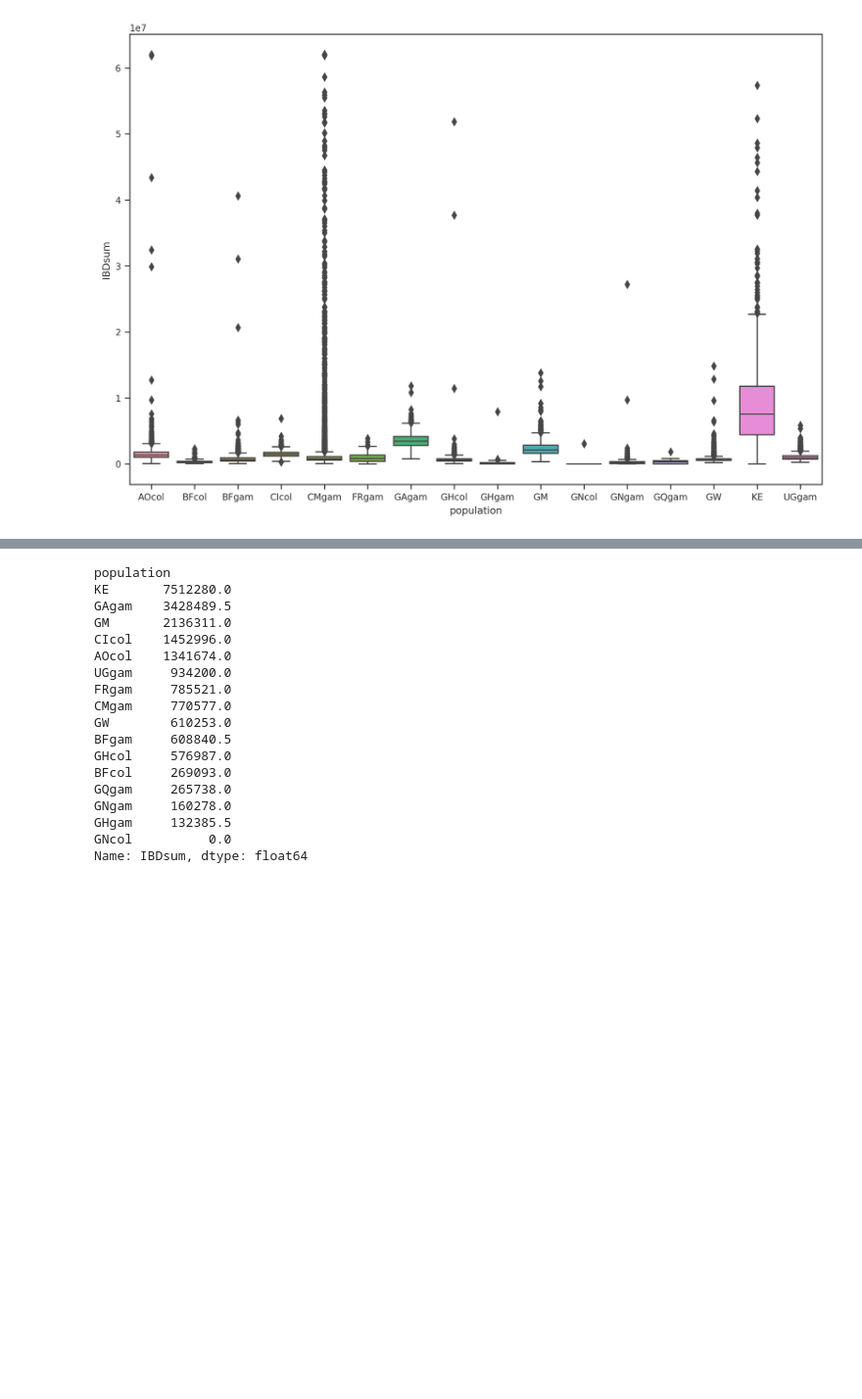
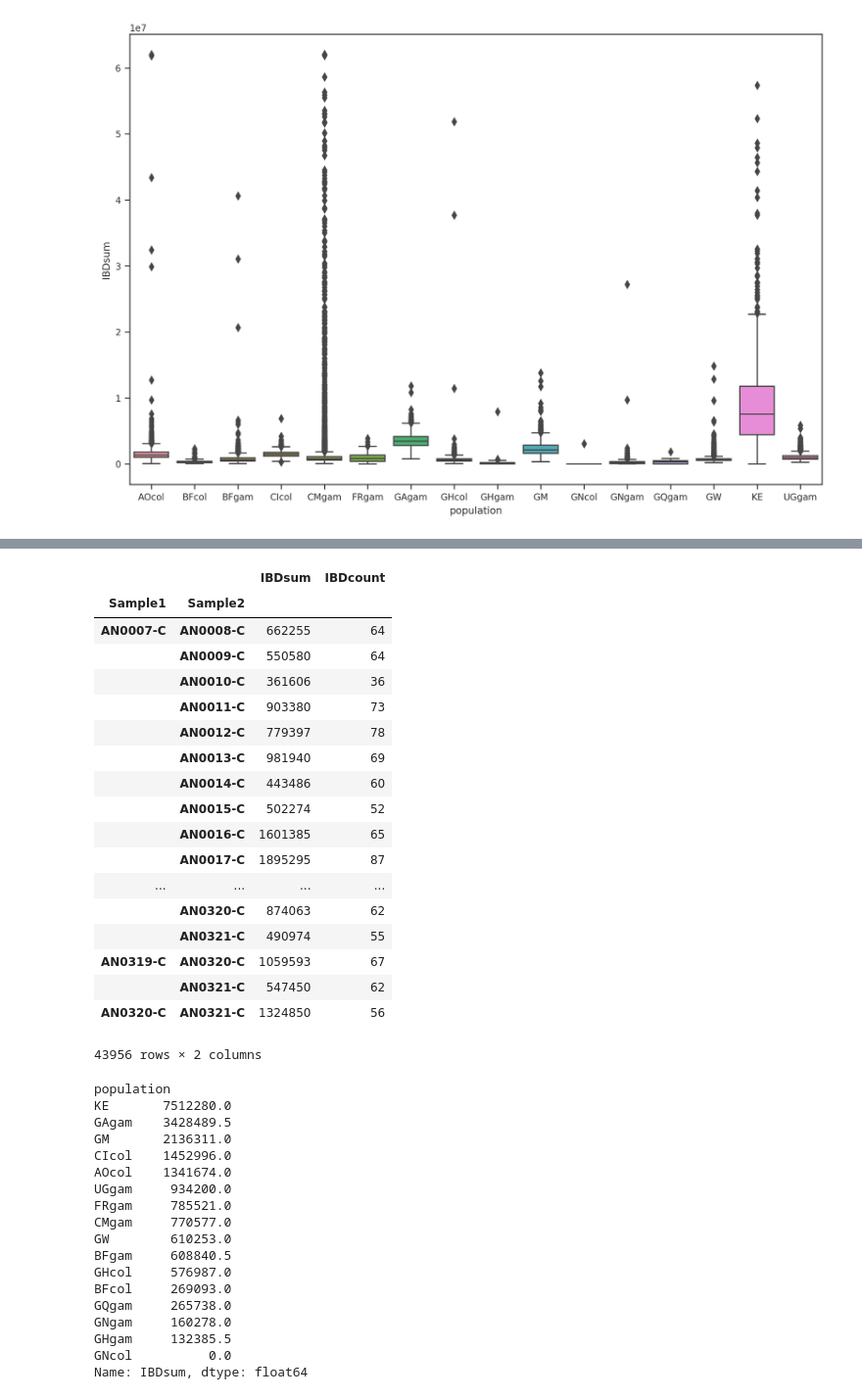
Before and after one commit to alimanfoo/ag1000g-phase2-data-paper, a Jupyter notebook: notebooks/patterns-of-ibd.ipynb, the cells around one changed output, grey strips where cells are left out. Shown at 98% size. Saved outputs shown, nothing was run; the diff lists cells and outputs as text; code cells hidden in the pictures; blank space fills up the shorter version.

```diff
--- a/notebooks/patterns-of-ibd.ipynb
+++ b/notebooks/patterns-of-ibd.ipynb
@@ -169,3 +235,25 @@ sns.boxplot(y="IBDsum", x="population", data=all_pop_sum.reset_index())
+# %%
+ibd_dict["CMgam"]
+# %% [output]
+|  |  | IBDsum | IBDcount |
+| Sample1 | Sample2 |  |  |
+| AN0007-C | AN0008-C | 662255 | 64 |
+|  | AN0009-C | 550580 | 64 |
+|  | AN0010-C | 361606 | 36 |
+|  | AN0011-C | 903380 | 73 |
+|  | AN0012-C | 779397 | 78 |
+|  | AN0013-C | 981940 | 69 |
+|  | AN0014-C | 443486 | 60 |
+|  | AN0015-C | 502274 | 52 |
+|  | AN0016-C | 1601385 | 65 |
+|  | AN0017-C | 1895295 | 87 |
+| ... | ... | ... | ... |
+|  | AN0320-C | 874063 | 62 |
+|  | AN0321-C | 490974 | 55 |
+| AN0319-C | AN0320-C | 1059593 | 67 |
+|  | AN0321-C | 547450 | 62 |
+| AN0320-C | AN0321-C | 1324850 | 56 |
+43956 rows × 2 columns
 # %%
 median_values = all_pop_sum.groupby(level="population").agg(np.median)
 # %%
```
Also changed, not shown: parts of 12 cells of this notebook.
